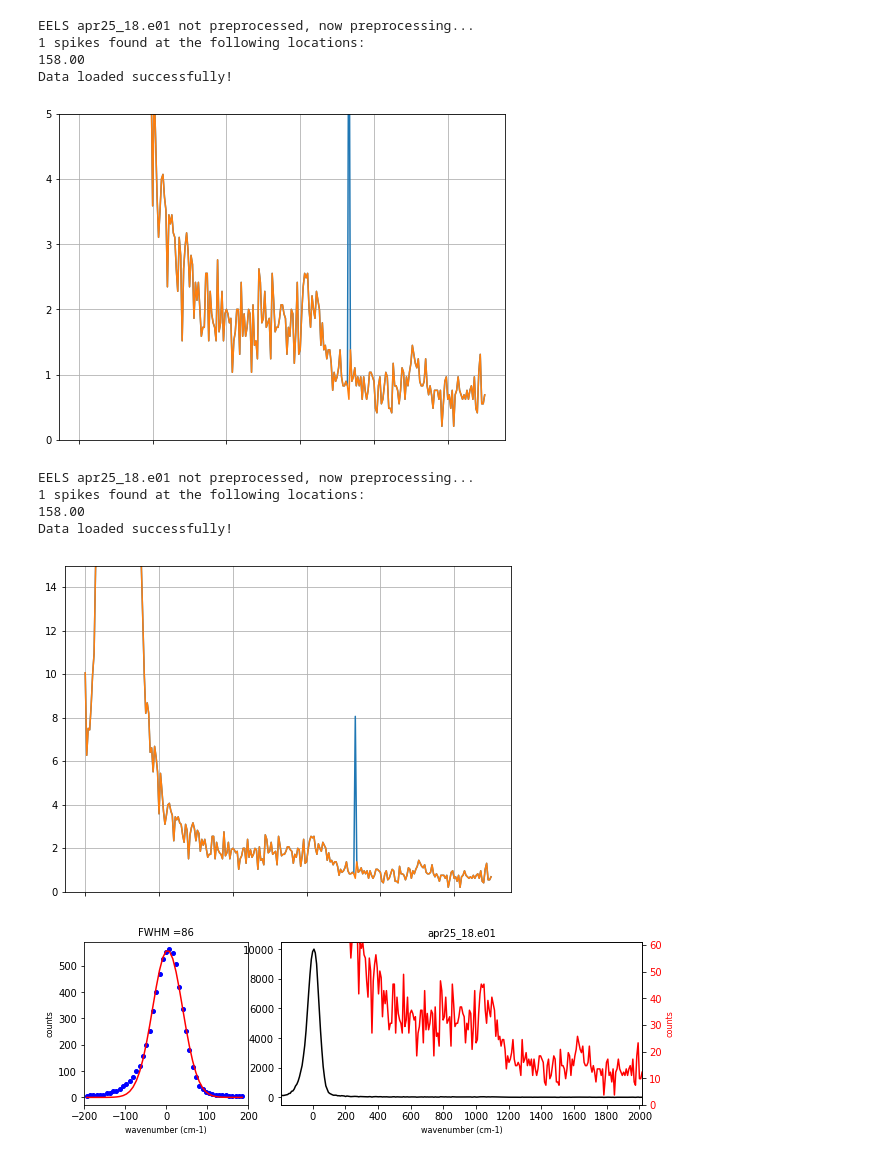
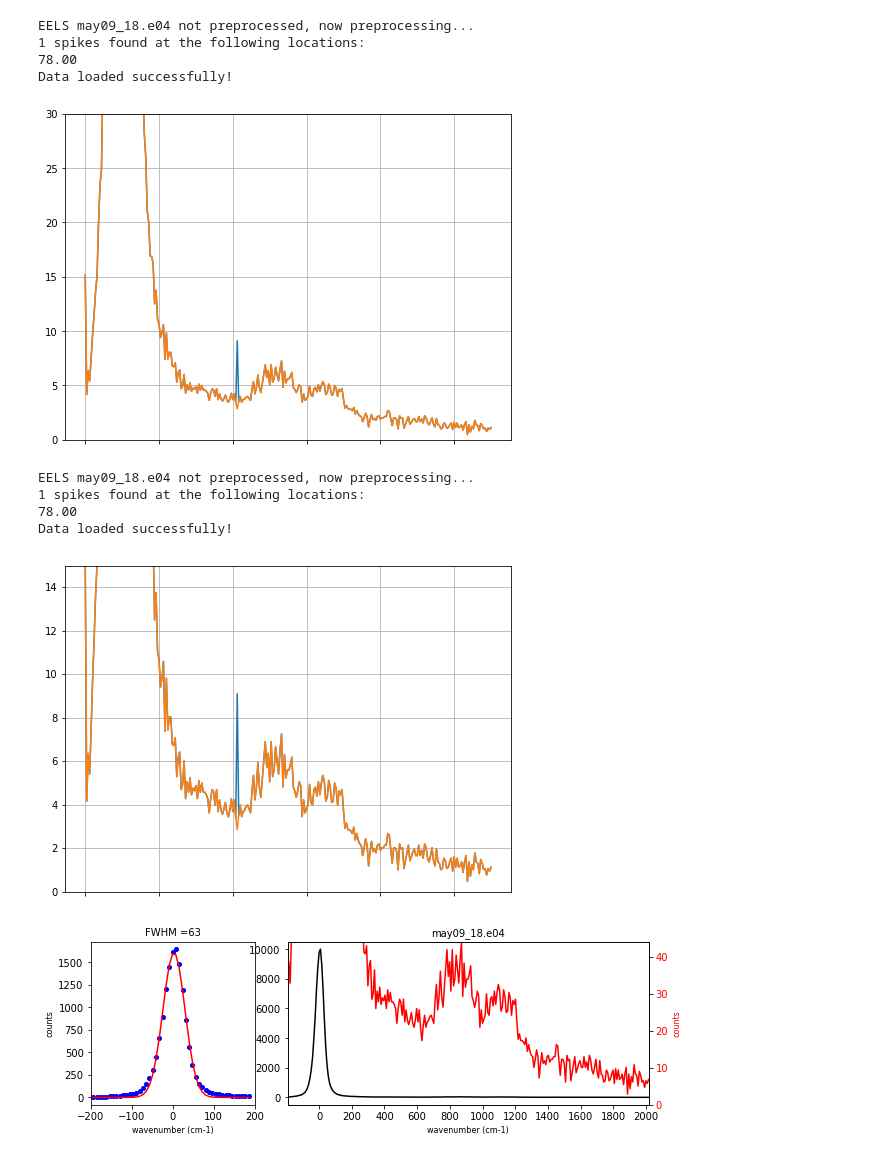
Before and after one commit to gstultz/LabCode, a Jupyter notebook: EELS_cleaning_and_plotting.ipynb, the cells around one changed output. Saved outputs shown, nothing was run; the diff lists cells and outputs as text; code cells hidden in the pictures.

```diff
--- a/EELS_cleaning_and_plotting.ipynb
+++ b/EELS_cleaning_and_plotting.ipynb
@@ -3,30 +3,30 @@
 
 from EELSLib import EELS
 # %%
-filename = 'apr25_18.e01'
+filename = 'may09_18.e04'
 e = EELS(filename)
 
-ymax = 5
+ymax = 30
 spike_removal = True
 
 e.load_data(ymax=ymax, spike_removal=spike_removal, overwrite=False)
 # %% [output]
-EELS apr25_18.e01 not preprocessed, now preprocessing...
+EELS may09_18.e04 not preprocessed, now preprocessing...
 1 spikes found at the following locations:
-158.00
+78.00
 Data loaded successfully!
-[figure, old version]
+[figure, new version]
 # %%
 ymax = 15
 spike_removal = True
 e.load_data(ymax=ymax, spike_removal=spike_removal, overwrite=True)
 # %% [output]
-EELS apr25_18.e01 not preprocessed, now preprocessing...
+EELS may09_18.e04 not preprocessed, now preprocessing...
 1 spikes found at the following locations:
-158.00
+78.00
 Data loaded successfully!
-[figure, old version]
+[figure, new version]
 # %%
 e.plot_data(cutoff=300)
 # %% [output]
-[figure, old version]
+[figure, new version]
```
Also changed, not shown: 6 other files.
